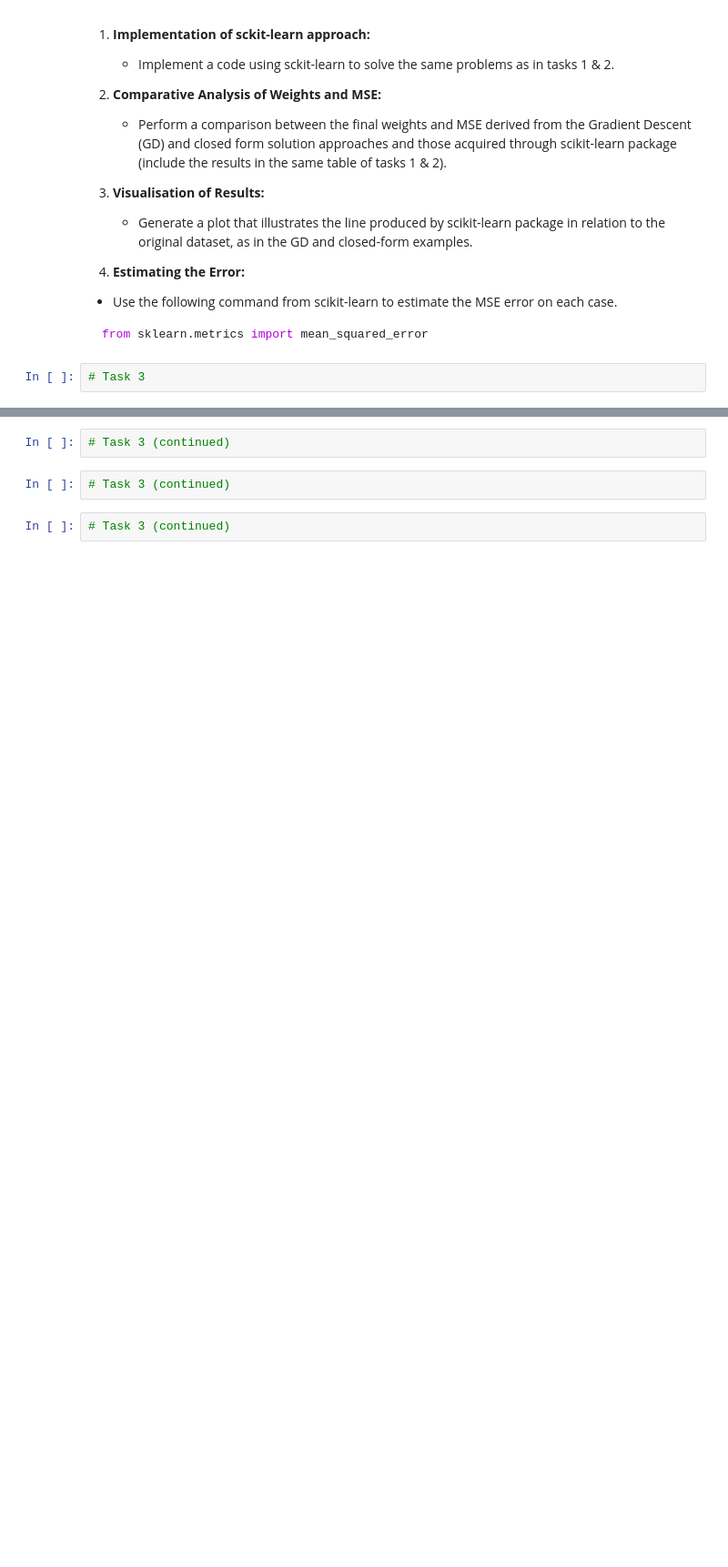
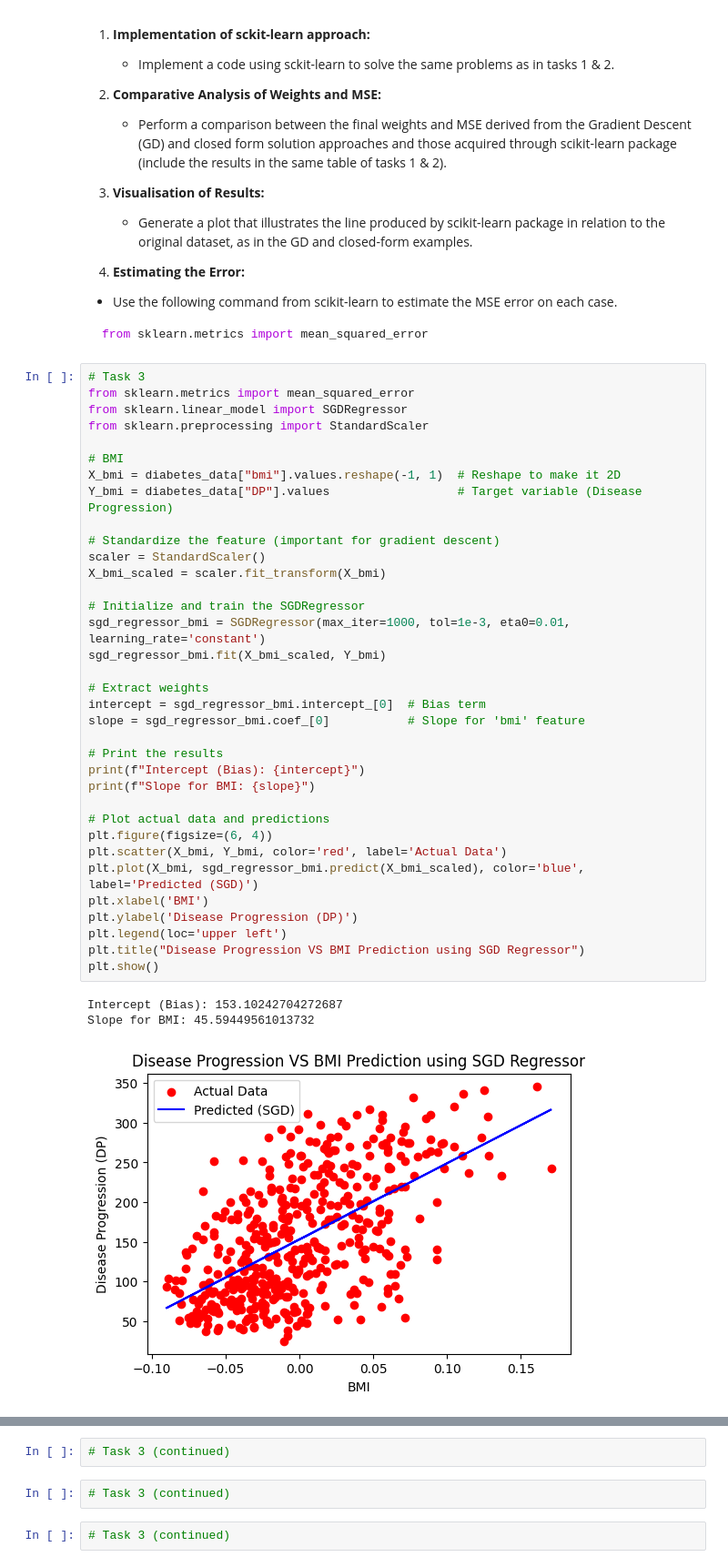
Before and after one commit to FajarKKP/Coding, a Jupyter notebook: 02_ML_LR.ipynb, the cells around one changed output, grey strips where cells are left out. Shown at 91% size. Saved outputs shown, nothing was run; the diff lists cells and outputs as text; blank space fills up the shorter version.

````diff
--- a/02_ML_LR.ipynb
+++ b/02_ML_LR.ipynb
@@ -540,5 +540,42 @@ In this section, we will use scikit-learn package to address the preceding task
   ```python
   from sklearn.metrics import mean_squared_error
   ```
-# %%
-# Task 3
+# %%
+# Task 3
+from sklearn.metrics import mean_squared_error
+from sklearn.linear_model import SGDRegressor
+from sklearn.preprocessing import StandardScaler
+
+# BMI
+X_bmi = diabetes_data["bmi"].values.reshape(-1, 1)  # Reshape to make it 2D
+Y_bmi = diabetes_data["DP"].values                  # Target variable (Disease Progression)
+
+# Standardize the feature (important for gradient descent)
+scaler = StandardScaler()
+X_bmi_scaled = scaler.fit_transform(X_bmi)
+
+# Initialize and train the SGDRegressor
+sgd_regressor_bmi = SGDRegressor(max_iter=1000, tol=1e-3, eta0=0.01, learning_rate='constant')
+sgd_regressor_bmi.fit(X_bmi_scaled, Y_bmi)
+
+# Extract weights
+intercept = sgd_regressor_bmi.intercept_[0]  # Bias term
+slope = sgd_regressor_bmi.coef_[0]           # Slope for 'bmi' feature
+
+# Print the results
+print(f"Intercept (Bias): {intercept}")
+print(f"Slope for BMI: {slope}")
+
+# Plot actual data and predictions
+plt.figure(figsize=(6, 4))
+plt.scatter(X_bmi, Y_bmi, color='red', label='Actual Data')
+plt.plot(X_bmi, sgd_regressor_bmi.predict(X_bmi_scaled), color='blue', label='Predicted (SGD)')
+plt.xlabel('BMI')
+plt.ylabel('Disease Progression (DP)')
+plt.legend(loc='upper left')
+plt.title("Disease Progression VS BMI Prediction using SGD Regressor")
+plt.show()
+# %% [output]
+Intercept (Bias): 153.10242704272687
+Slope for BMI: 45.59449561013732
+[figure, added]
````
Also changed, not shown: parts of 2 cells of this notebook.
